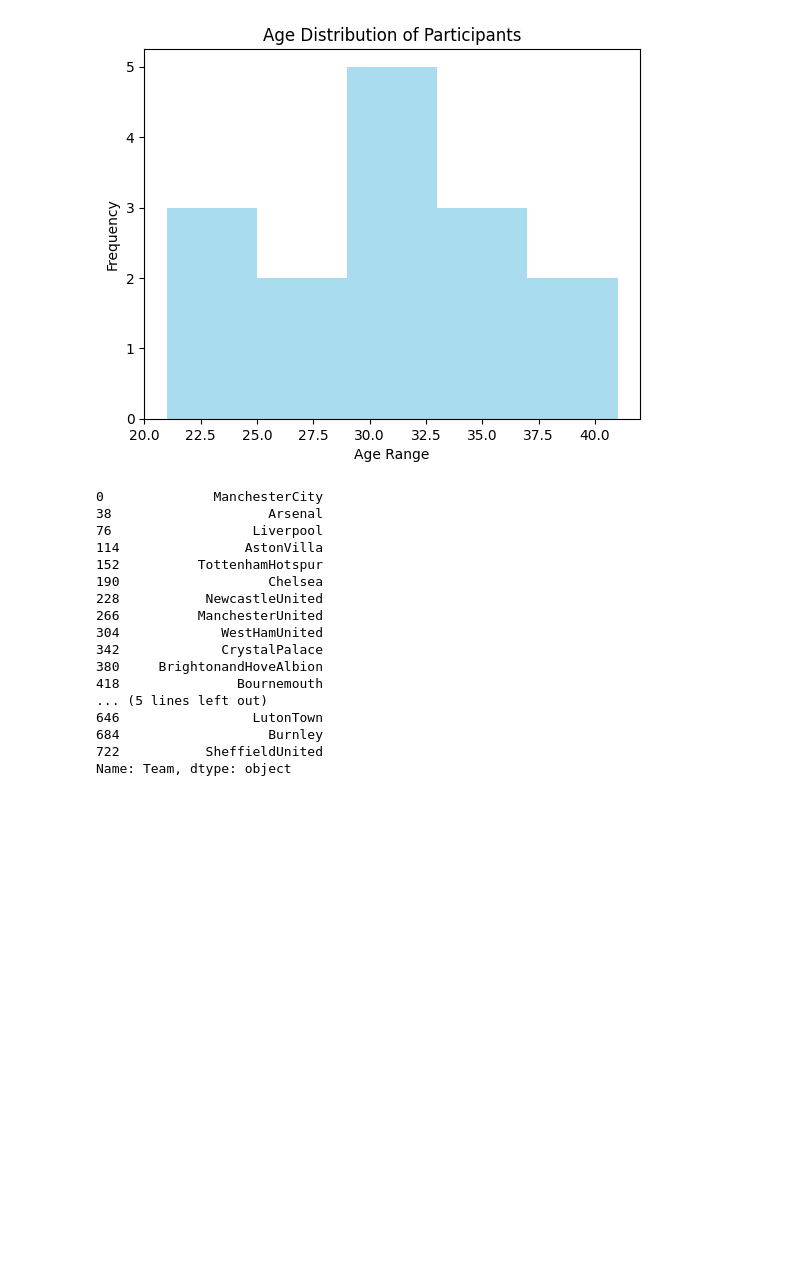
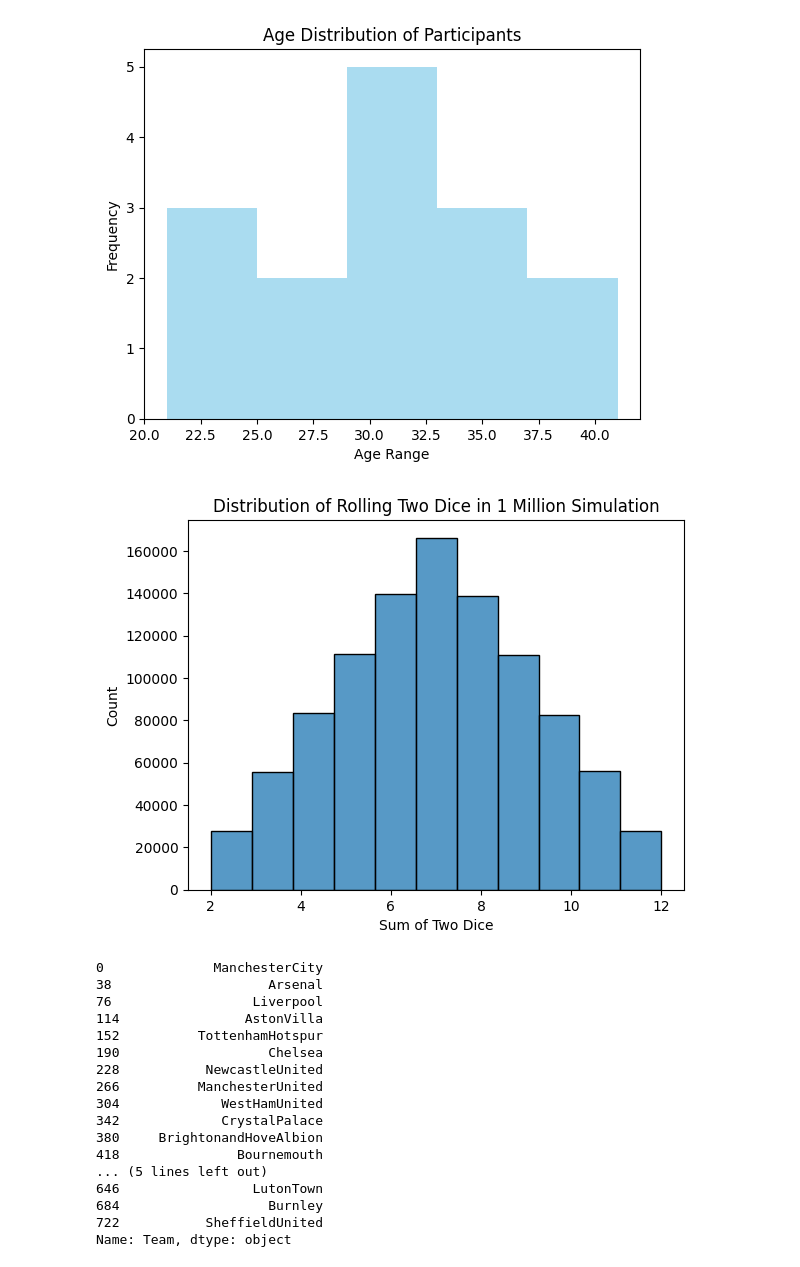
Before and after one commit to abdi-ismail/data-engineering, a Jupyter notebook: Week 10 - Advanced Statistical Methods for AI/day1.ipynb, the cells around one changed output. Cells and saved outputs as stored; diff of their text form; code cells hidden in the pictures; blank space fills up the shorter version.

```diff
--- a/Week 10 - Advanced Statistical Methods for AI/day1.ipynb
+++ b/Week 10 - Advanced Statistical Methods for AI/day1.ipynb
@@ -49,9 +48,11 @@ plt.show()
 # %%
-# sns.barplot(Counter(list))
-# plt.title("Distribution of Rolling Two Dice in 1 Million Simulation")
-# plt.xlabel("Sum of Two Dice")
-# plt.ylabel("Count")
-# plt.show()
+sns.histplot(list, bins=11)
+plt.title("Distribution of Rolling Two Dice in 1 Million Simulation")
+plt.xlabel("Sum of Two Dice")
+plt.ylabel("Count")
+plt.show()
+# %% [output]
+[figure, added]
 # %%
 df = pd.read_csv("matches.csv")
 pd.options.display.max_columns = None
```
Also changed, not shown: parts of 1 cell of this notebook, 12 other files.
